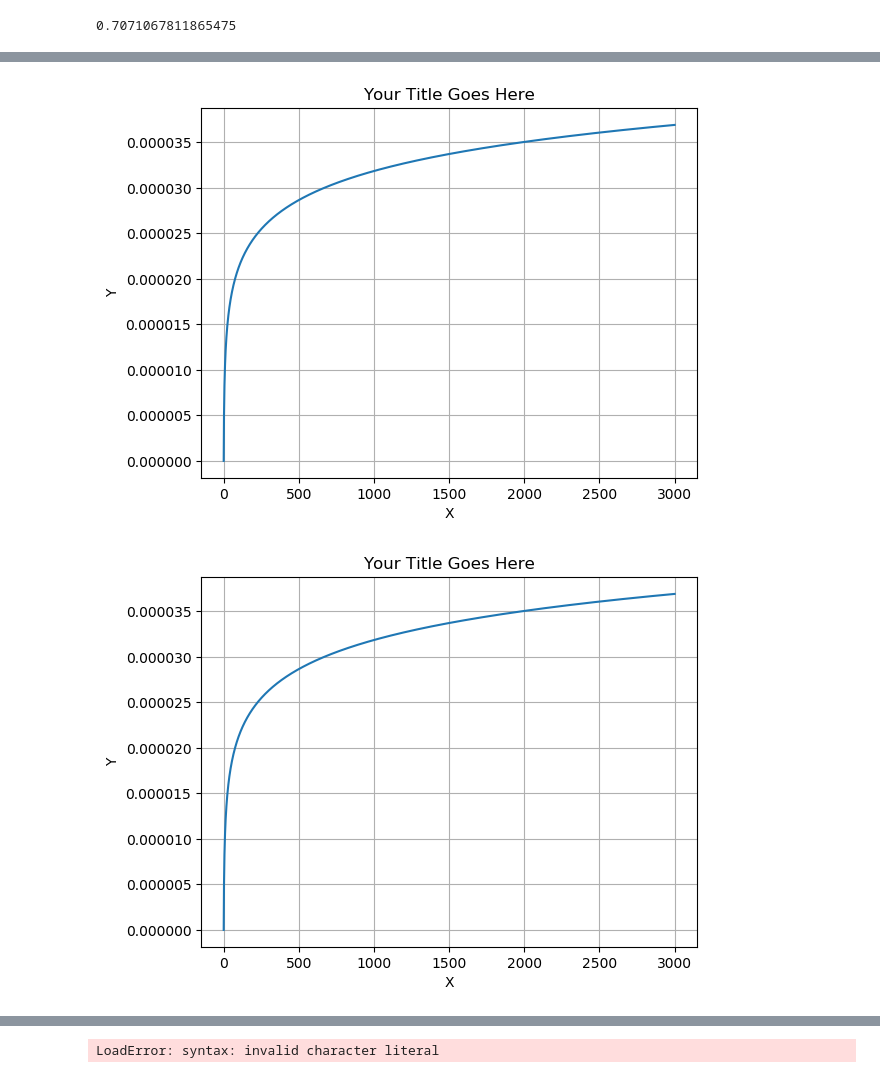
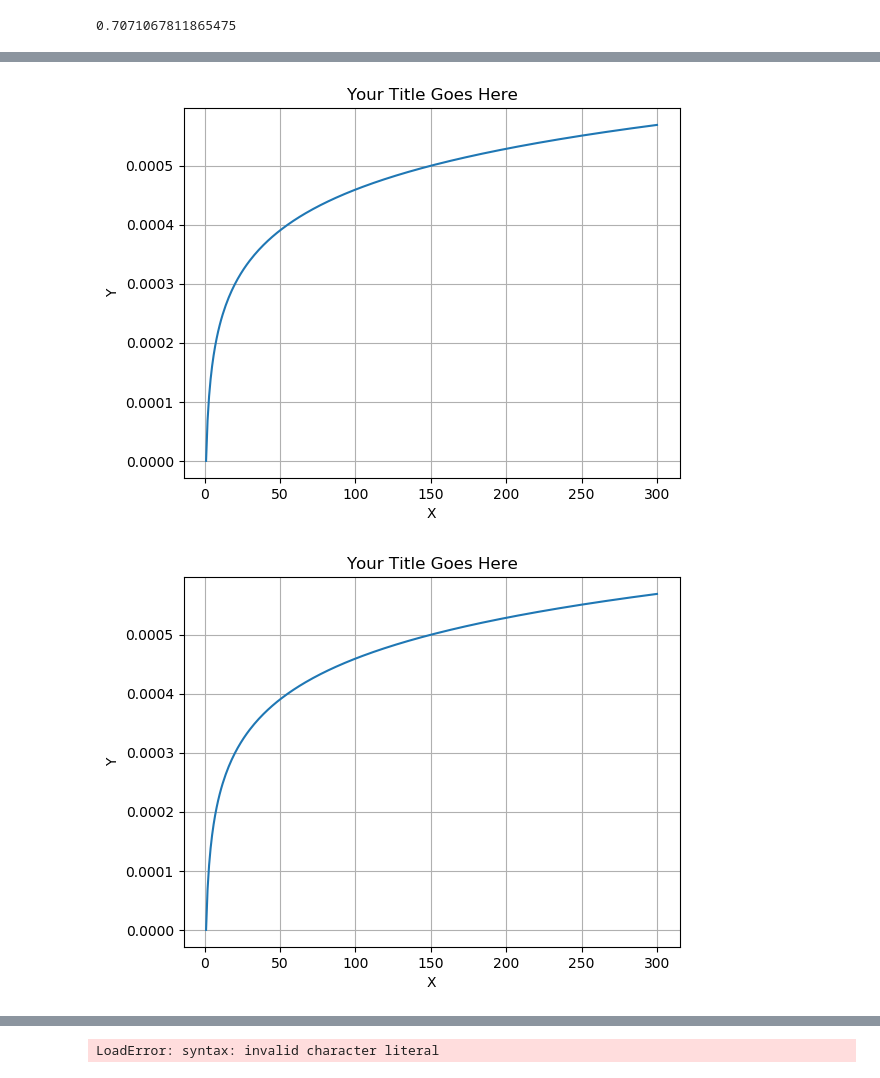
Before and after one commit to LaGuer/MathPhysicalConstants.jl, a Jupyter notebook: doc/MathPhysicalConstants.ipynb, the cells around one changed output, grey strips where cells are left out. Drawn from its saved outputs; the diff is of its cells as text; code cells hidden in the pictures.

```diff
--- a/doc/MathPhysicalConstants.ipynb
+++ b/doc/MathPhysicalConstants.ipynb
@@ -262,19 +290,19 @@ gcf() # Needed by IJulia to display plot
 # %%
 using PyPlot
 using PyCall
 @pyimport math
 @pyimport numpy as np
-x = [1:3000;]
+x = [1:300;]
 #y = np.log(x) / math.log(2)
 y1 = np.log(2) / np.log(x)
 #p = plot(x,y)
 p1 = plot(x,y1)
 xlabel("X")
 ylabel("Y")
 title("Your Title Goes Here")
 grid("on")
 gcf() # Needed by IJulia to display plot
 # %% [output]
-[figure, old version]
+[figure, new version]
-[figure, old version]
+[figure, new version]
 # %%
```
Also changed, not shown: parts of 47 cells of this notebook.
